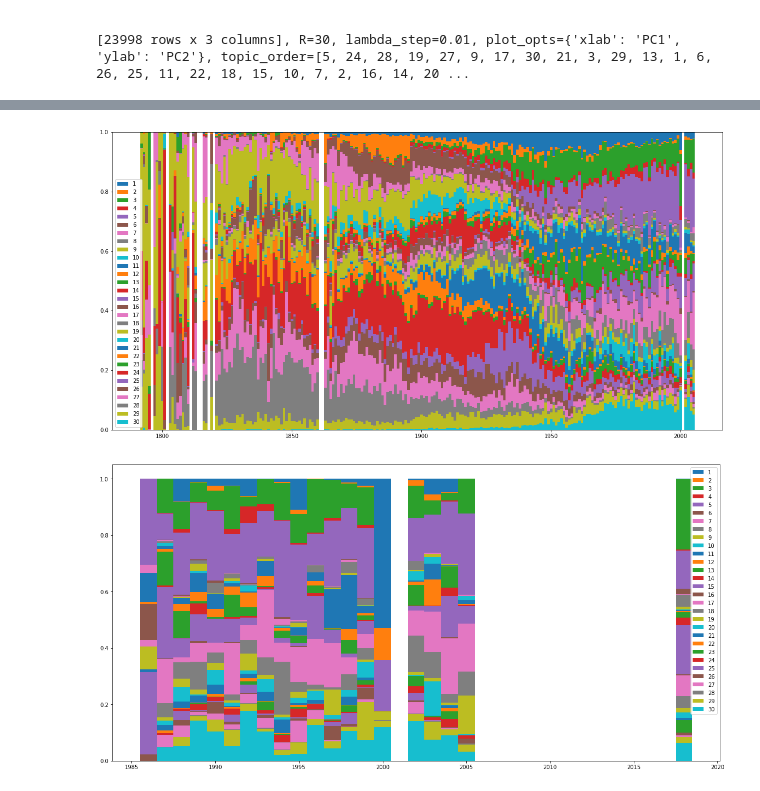
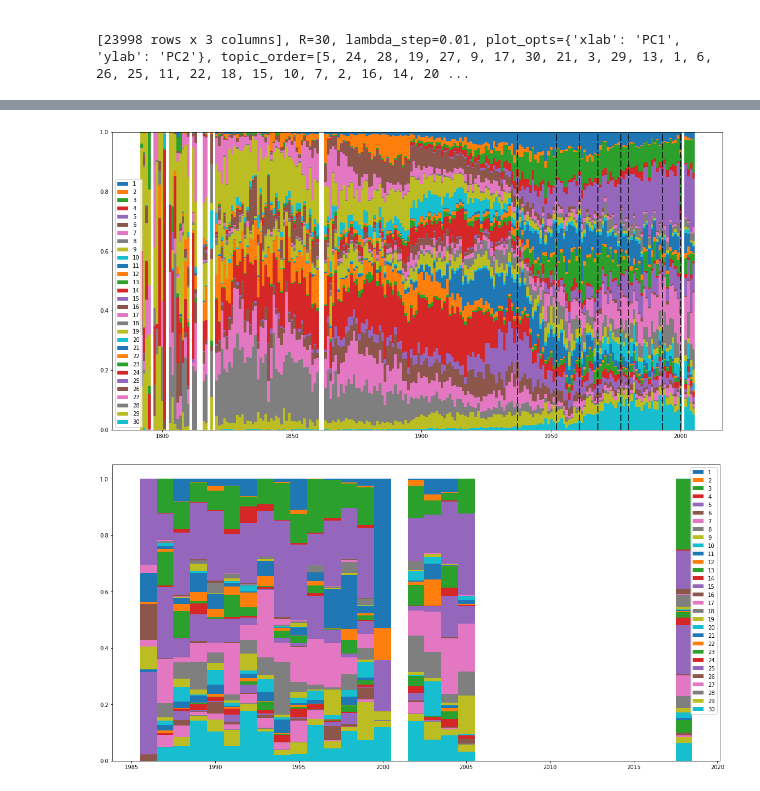
Before and after one commit to ed1d1a8d/17.835-project, a Jupyter notebook: notebooks/lda.ipynb, the cells around one changed output, grey strips where cells are left out. Saved outputs shown, nothing was run; the diff lists cells and outputs as text; code cells hidden in the pictures.

```diff
--- a/notebooks/lda.ipynb
+++ b/notebooks/lda.ipynb
@@ -143,4 +143,6 @@ for i in range(1, NUM_TOPICS):
     bot -= dist[:, i]
     plt.bar(plt_years, dist[:, i], bottom=bot, width=1)
 plt.legend(list(range(1, NUM_TOPICS + 1)))
+for x in [1937, 1952, 1961, 1968, 1977, 1980, 1993, 2000]:
+    plt.axvline(x=x, dashes=[6, 2], color="black")
 # %% [output]
@@ -149,4 +151,4 @@ Wall time: 7.48 s
-[figure, old version]
+[figure, new version]
 # %%
 def plot_person(last):
     warren_dist = {}
```
Also changed, not shown: parts of 1 cell of this notebook.
